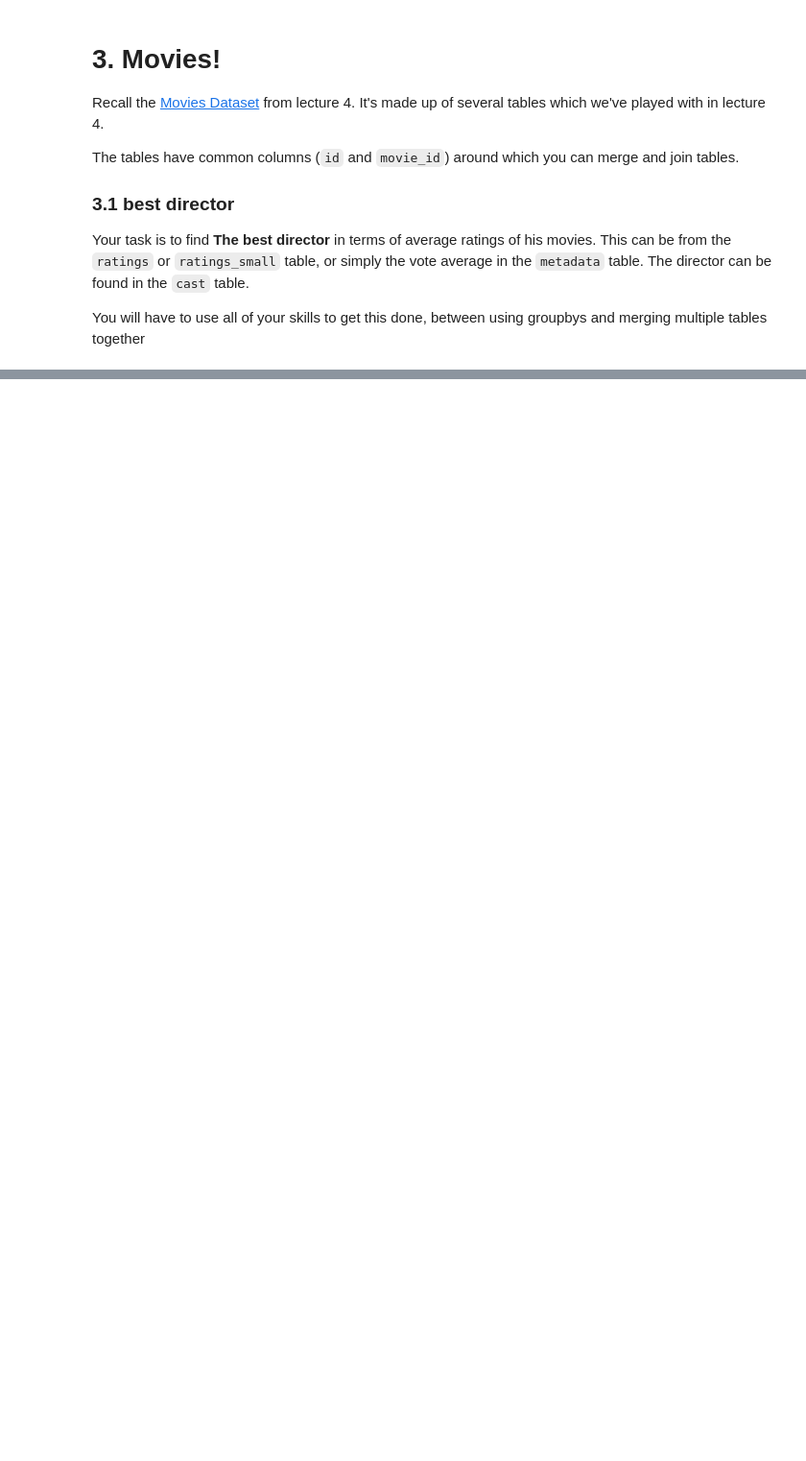
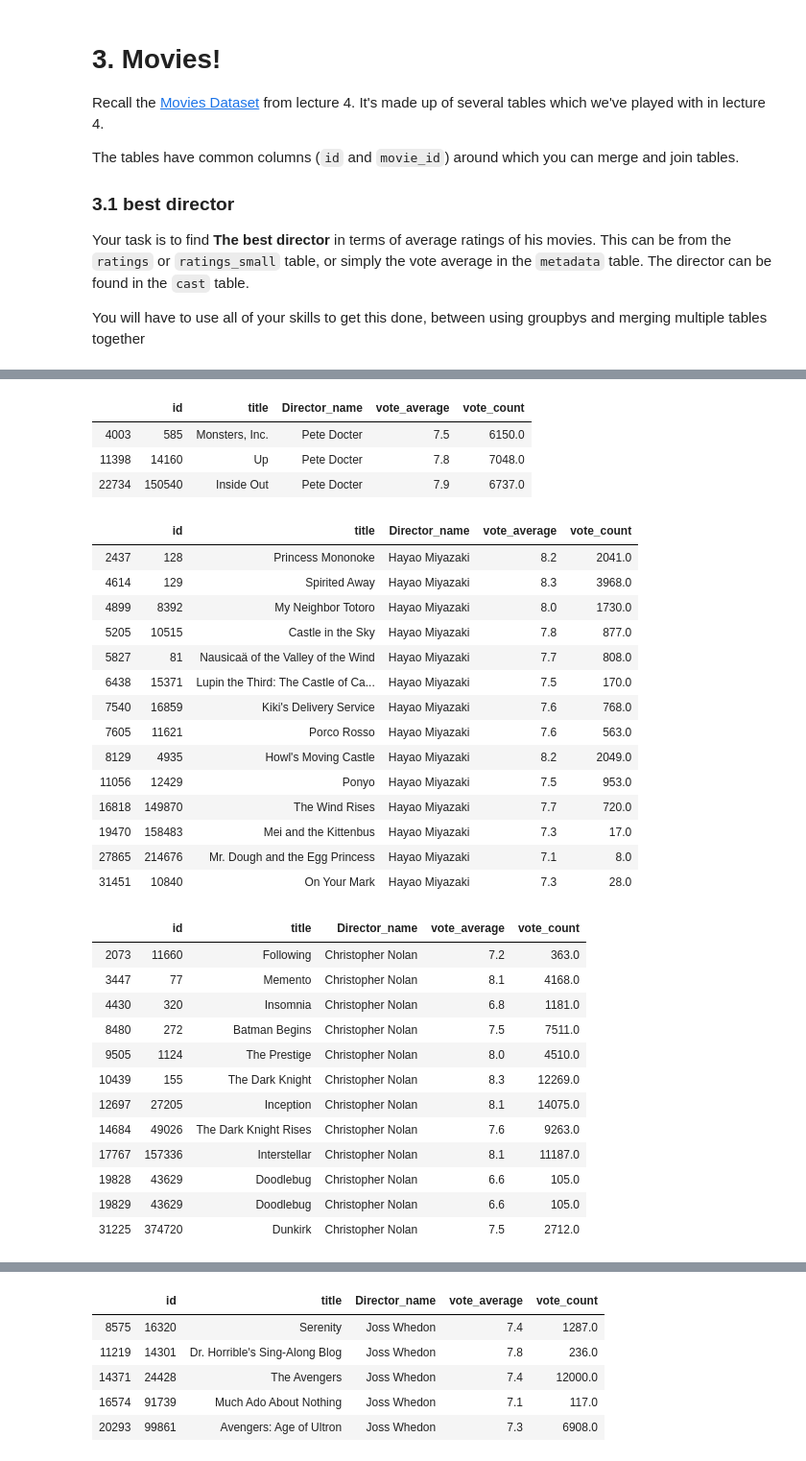
Before and after one commit to cb-ds-1/m2-3-exploration, a Jupyter notebook: workshop.ipynb, the cells around one changed output, grey strips where cells are left out. Shown: that part at 96% size. Drawn from its saved outputs; the diff is of its cells as text; code cells hidden in the pictures; blank space fills up the shorter version.

```diff
--- a/workshop.ipynb
+++ b/workshop.ipynb
@@ -72,0 +273,35 @@ You will have to use all of your skills to get this done, between using groupbys
+# %%
+#name list
+v=[]
+#movie id list
+id_array=[]
+a=(df2.crew)
+
+for i in range(len(a)):
+    if len(a[i])>500:
+        df = pd.DataFrame.from_dict(eval(a[i]), orient='columns')
+        df3=df.loc[df['job']=='Director']
+        id_array.append(df2.id[i])
+        v.append(df3.name.values)
+
+df4=pd.DataFrame()
+df4['Director_name']=v
+df4['id']=id_array
+df4.id=df4.id.astype(str)
+# %%
+df5=pd.merge(df1,df4)
+df5=df5[['id','title','Director_name','vote_average','vote_count']]
+df5.Director_name=df5.Director_name.astype(str)
+df5.Director_name=(df5.Director_name
+.str.replace("[", "")
+.str.replace("]", "")
+.str.replace("'", "")
+.str.replace('"', ""))
+
+df6=df5.groupby('Director_name').agg({'vote_average':'mean','vote_count':'sum'})
+#numer of total vote count that the director need
+#to have to be part of the list
+N=10000
+df6=df6.loc[df6.vote_count>N]
+top_20=df6.nlargest(10,'vote_average')
+top_20
@@ -72,0 +321,39 @@ You will have to use all of your skills to get this done, between using groupbys
+# %%
+display(df5.loc[df5.Director_name==top_20.index[0]])
+display(df5.loc[df5.Director_name==top_20.index[1]])
+display(df5.loc[df5.Director_name==top_20.index[2]])
+display(df5.loc[df5.Director_name==top_20.index[3]])
+display(df5.loc[df5.Director_name==top_20.index[4]])
+# %% [output]
+|  | id | title | Director_name | vote_average | vote_count |
+| 4003 | 585 | Monsters, Inc. | Pete Docter | 7.5 | 6150.0 |
+| 11398 | 14160 | Up | Pete Docter | 7.8 | 7048.0 |
+| 22734 | 150540 | Inside Out | Pete Docter | 7.9 | 6737.0 |
+|  | id | title | Director_name | vote_average | vote_count |
+| 2437 | 128 | Princess Mononoke | Hayao Miyazaki | 8.2 | 2041.0 |
+| 4614 | 129 | Spirited Away | Hayao Miyazaki | 8.3 | 3968.0 |
+| 4899 | 8392 | My Neighbor Totoro | Hayao Miyazaki | 8.0 | 1730.0 |
+| 5205 | 10515 | Castle in the Sky | Hayao Miyazaki | 7.8 | 877.0 |
+| 5827 | 81 | Nausicaä of the Valley of the Wind | Hayao Miyazaki | 7.7 | 808.0 |
+| 6438 | 15371 | Lupin the Third: The Castle of Ca... | Hayao Miyazaki | 7.5 | 170.0 |
+| 7540 | 16859 | Kiki's Delivery Service | Hayao Miyazaki | 7.6 | 768.0 |
+| 7605 | 11621 | Porco Rosso | Hayao Miyazaki | 7.6 | 563.0 |
+| 8129 | 4935 | Howl's Moving Castle | Hayao Miyazaki | 8.2 | 2049.0 |
+| 11056 | 12429 | Ponyo | Hayao Miyazaki | 7.5 | 953.0 |
+| 16818 | 149870 | The Wind Rises | Hayao Miyazaki | 7.7 | 720.0 |
+| 19470 | 158483 | Mei and the Kittenbus | Hayao Miyazaki | 7.3 | 17.0 |
+| 27865 | 214676 | Mr. Dough and the Egg Princess | Hayao Miyazaki | 7.1 | 8.0 |
+| 31451 | 10840 | On Your Mark | Hayao Miyazaki | 7.3 | 28.0 |
+|  | id | title | Director_name | vote_average | vote_count |
+| 2073 | 11660 | Following | Christopher Nolan | 7.2 | 363.0 |
+| 3447 | 77 | Memento | Christopher Nolan | 8.1 | 4168.0 |
+| 4430 | 320 | Insomnia | Christopher Nolan | 6.8 | 1181.0 |
+| 8480 | 272 | Batman Begins | Christopher Nolan | 7.5 | 7511.0 |
+| 9505 | 1124 | The Prestige | Christopher Nolan | 8.0 | 4510.0 |
+| 10439 | 155 | The Dark Knight | Christopher Nolan | 8.3 | 12269.0 |
+| 12697 | 27205 | Inception | Christopher Nolan | 8.1 | 14075.0 |
+| 14684 | 49026 | The Dark Knight Rises | Christopher Nolan | 7.6 | 9263.0 |
+| 17767 | 157336 | Interstellar | Christopher Nolan | 8.1 | 11187.0 |
+| 19828 | 43629 | Doodlebug | Christopher Nolan | 6.6 | 105.0 |
+| 19829 | 43629 | Doodlebug | Christopher Nolan | 6.6 | 105.0 |
+| 31225 | 374720 | Dunkirk | Christopher Nolan | 7.5 | 2712.0 |
@@ -72,0 +371,6 @@ You will have to use all of your skills to get this done, between using groupbys
+|  | id | title | Director_name | vote_average | vote_count |
+| 8575 | 16320 | Serenity | Joss Whedon | 7.4 | 1287.0 |
+| 11219 | 14301 | Dr. Horrible's Sing-Along Blog | Joss Whedon | 7.8 | 236.0 |
+| 14371 | 24428 | The Avengers | Joss Whedon | 7.4 | 12000.0 |
+| 16574 | 91739 | Much Ado About Nothing | Joss Whedon | 7.1 | 117.0 |
+| 20293 | 99861 | Avengers: Age of Ultron | Joss Whedon | 7.3 | 6908.0 |
```
Also changed, not shown: parts of 10 cells of this notebook.
